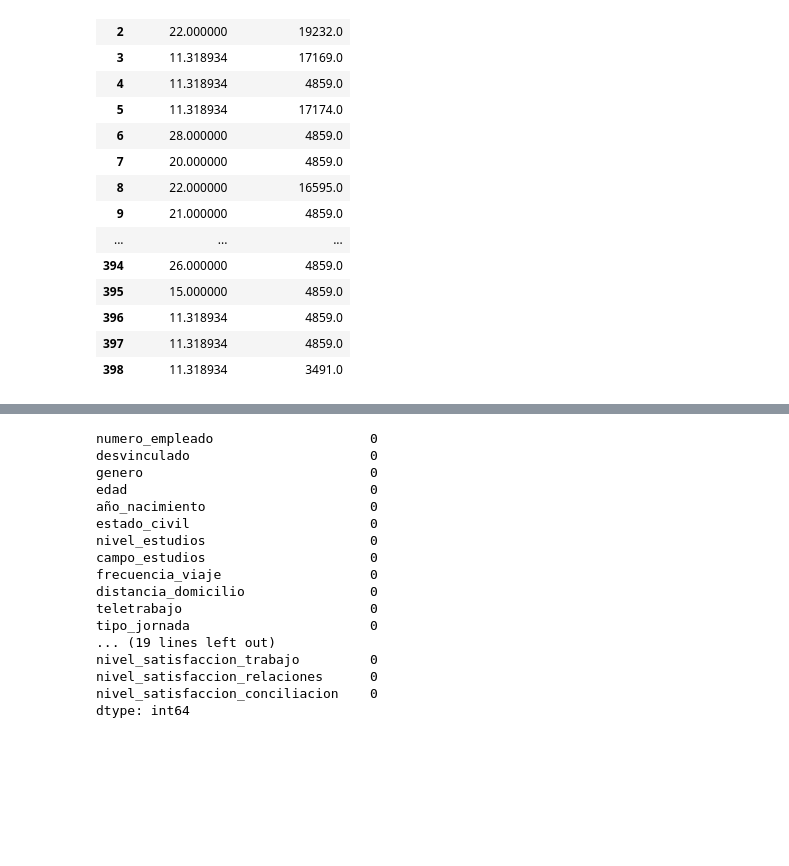
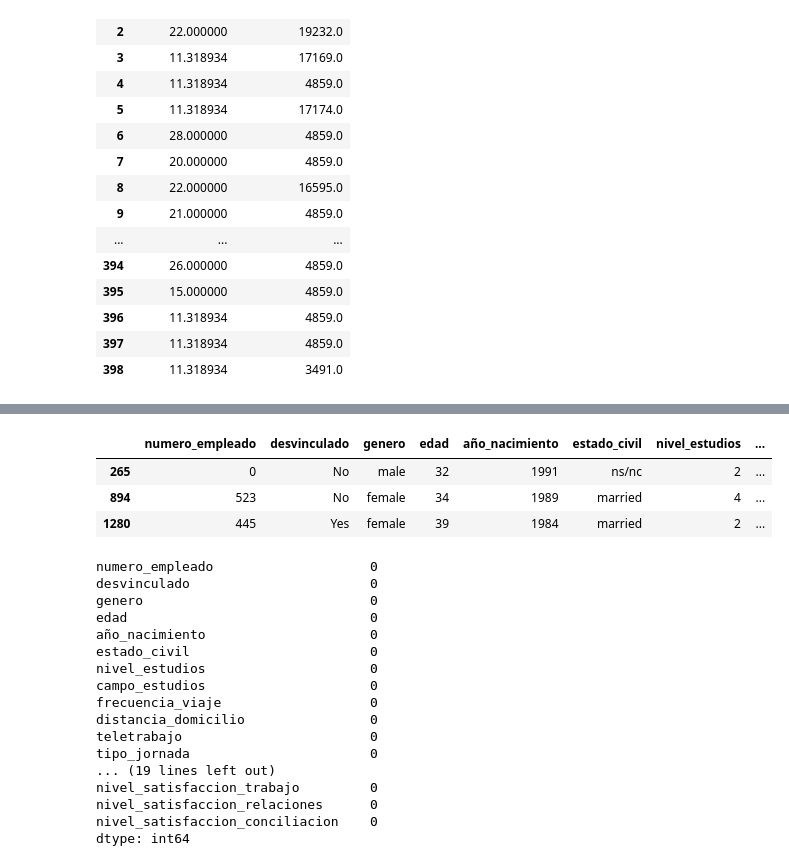
Before and after one commit to SilviaFarled/Modulo-3-Proyecto-Grupo4-Datahoot, a Jupyter notebook: PARTE-3_project-da-promo-52-modulo-3-team-4-NULOS.ipynb, the cells around one changed output, grey strips where cells are left out. Drawn from its saved outputs; the diff is of its cells as text; code cells hidden in the pictures; blank space fills up the shorter version.

```diff
--- a/PARTE-3_project-da-promo-52-modulo-3-team-4-NULOS.ipynb
+++ b/PARTE-3_project-da-promo-52-modulo-3-team-4-NULOS.ipynb
@@ -544,3 +550,13 @@ df.sample(3)
+# %%
+# Abrimos
+
+df = pd.read_csv("HR_RAW_v2.csv", index_col = 0)
+df.sample(3)
+# %% [output]
+|  | numero_empleado | desvinculado | genero | edad | año_nacimiento | estado_civil | nivel_estudios | ... |
+| 265 | 0 | No | male | 32 | 1991 | ns/nc | 2 | ... |
+| 894 | 523 | No | female | 34 | 1989 | married | 4 | ... |
+| 1280 | 445 | Yes | female | 39 | 1984 | married | 2 | ... |
 # %%
 df.isnull().sum()
 # %% [output]
```
Also changed, not shown: parts of 10 cells of this notebook, 2 other files.
